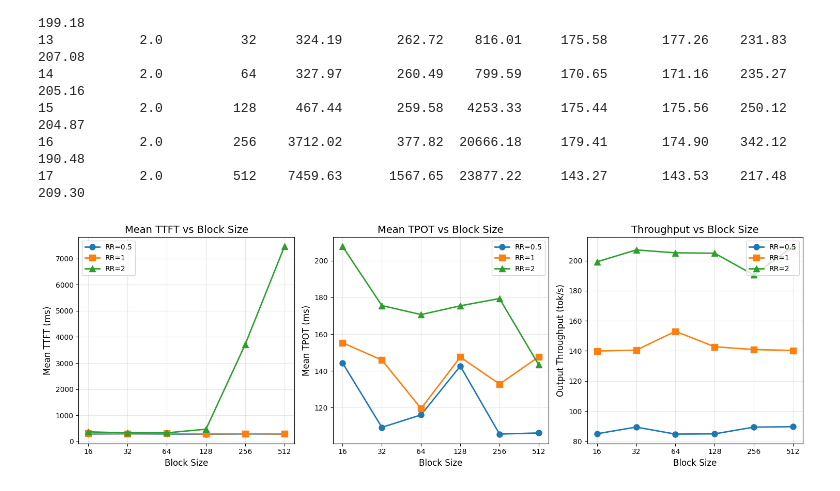
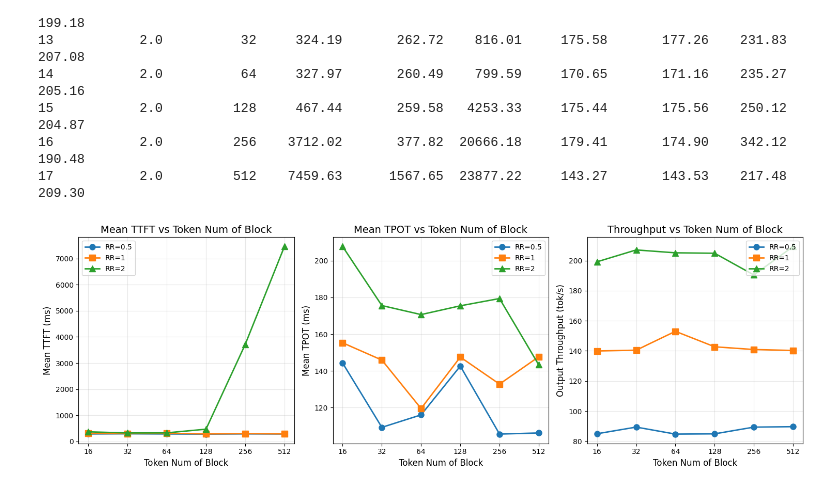
Before and after one commit to paprikaw/vllm, a Jupyter notebook: draws/block_size.ipynb, the cells around one changed output. Cells and saved outputs as stored; diff of their text form; code cells hidden in the pictures.

```diff
--- a/draws/block_size.ipynb
+++ b/draws/block_size.ipynb
@@ -86,9 +86,9 @@ for i, rr in enumerate(request_rates):
     df_rr = results_df[results_df['request_rate'] == rr]
     ax1.plot(df_rr['block_size'], df_rr['ttft_mean'],
              marker=markers[i], color=colors[i], label=f'RR={rr}', linewidth=2, markersize=8)
-ax1.set_xlabel('Block Size', fontsize=12)
+ax1.set_xlabel('Token Num of Block', fontsize=12)
 ax1.set_ylabel('Mean TTFT (ms)', fontsize=12)
-ax1.set_title('Mean TTFT vs Block Size', fontsize=14)
+ax1.set_title('Mean TTFT vs Token Num of Block', fontsize=14)
 ax1.legend()
 ax1.grid(True, alpha=0.3)
 ax1.set_xscale('log', base=2)
@@ -98,35 +98,35 @@ ax1.set_xticklabels(block_sizes)
 # 图2: TPOT Mean
 ax2 = axes[1]
 for i, rr in enumerate(request_rates):
     df_rr = results_df[results_df['request_rate'] == rr]
     ax2.plot(df_rr['block_size'], df_rr['tpot_mean'],
              marker=markers[i], color=colors[i], label=f'RR={rr}', linewidth=2, markersize=8)
-ax2.set_xlabel('Block Size', fontsize=12)
+ax2.set_xlabel('Token Num of Block', fontsize=12)
 ax2.set_ylabel('Mean TPOT (ms)', fontsize=12)
-ax2.set_title('Mean TPOT vs Block Size', fontsize=14)
+ax2.set_title('Mean TPOT vs Token Num of Block', fontsize=14)
 ax2.legend()
 ax2.grid(True, alpha=0.3)
 ax2.set_xscale('log', base=2)
 ax2.set_xticks(block_sizes)
 ax2.set_xticklabels(block_sizes)
 
 # 图3: Throughput
 ax3 = axes[2]
 for i, rr in enumerate(request_rates):
     df_rr = results_df[results_df['request_rate'] == rr]
     ax3.plot(df_rr['block_size'], df_rr['throughput'],
              marker=markers[i], color=colors[i], label=f'RR={rr}', linewidth=2, markersize=8)
-ax3.set_xlabel('Block Size', fontsize=12)
+ax3.set_xlabel('Token Num of Block', fontsize=12)
 ax3.set_ylabel('Output Throughput (tok/s)', fontsize=12)
-ax3.set_title('Throughput vs Block Size', fontsize=14)
+ax3.set_title('Throughput vs Token Num of Block', fontsize=14)
 ax3.legend()
 ax3.grid(True, alpha=0.3)
 ax3.set_xscale('log', base=2)
 ax3.set_xticks(block_sizes)
 ax3.set_xticklabels(block_sizes)
 
 plt.tight_layout()
 plt.savefig('/home/bxb1/vllm_workbench/vllm/draws/block_size_comparison.png', dpi=150, bbox_inches='tight')
 plt.show()
 # %% [output]
-[figure, old version]
+[figure, new version]
```
Also changed, not shown: 40 other files.
